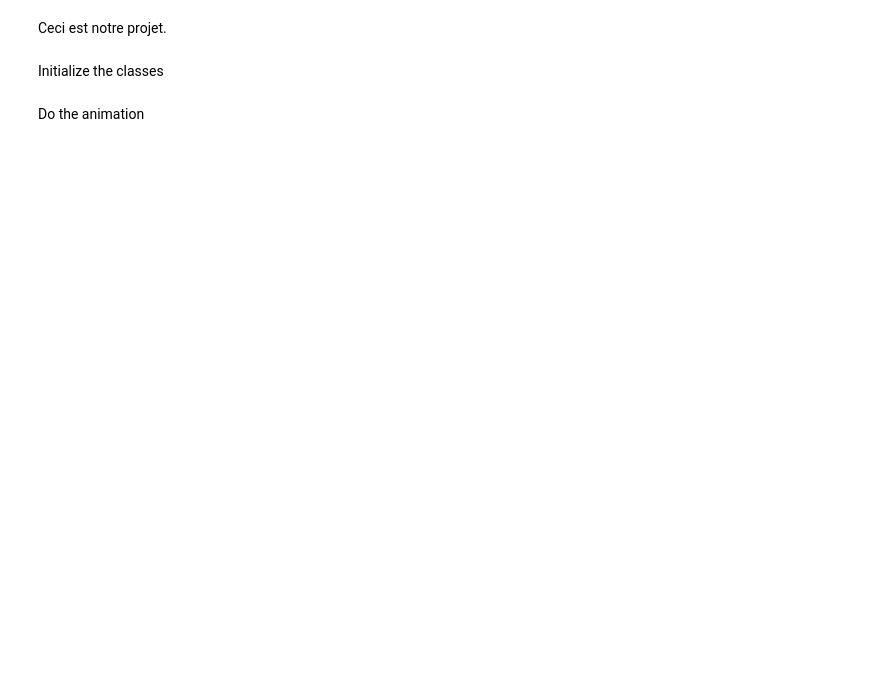
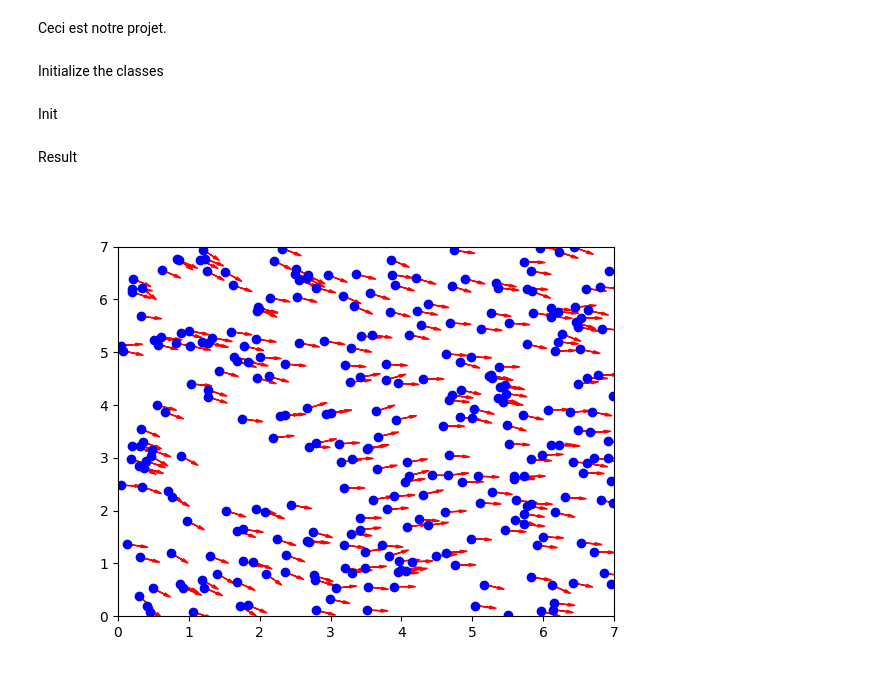
Before and after one commit to Canevaze/PHY571, a Jupyter notebook: Brouillon.ipynb, the cells around one changed output. Saved outputs shown, nothing was run; the diff lists cells and outputs as text; code cells hidden in the pictures; blank space fills up the shorter version.

Commit message:
Result of the first day

```diff
--- a/Brouillon.ipynb
+++ b/Brouillon.ipynb
@@ -108,5 +110,5 @@ class Swarm :
             bird.X = update[i][0]
             bird.Y = update[i][1]
             bird.theta = update[i][2]
-# %% [markdown]
-Do the animation
+# %% [markdown]
+Init
@@ -113 +124,55 @@ Do the animation
+# %% [markdown]
+Result
+# %%
+
+it = 30
+# Create the figure and axis for the plot
+fig, ax = plt.subplots()
+
+# Plot the initial positions of the birds as points
+
+
+# Add arrows to represent the direction of each bird
+# arrows = []
+# for bird in swarm.birds:
+#     arrow = ax.arrow(bird.X, bird.Y, 0.2 * np.cos(bird.theta), 0.2 * np.sin(bird.theta),
+#                      head_width=0.05, head_length=0.1, fc='red', ec='red')
+#     arrows.append(arrow)
+
+
+
+# Set the axis limits
+ax.set_xlim(0, L)
+ax.set_ylim(0, L)
+
+velocities = []
+
+for i in range(it):
+
+
+
+    if i >=it-20:
+        #store the velocity of each bird in velocities
+        velocities.append([bird.theta for bird in swarm.birds])
+
+
+
+
+
+    swarm.evolve()
+
+arrows = []
+for k,bird in enumerate(swarm.birds):
+    arrow = ax.arrow(bird.X, bird.Y, 0.2*np.cos(np.mean([vel[k] for vel in velocities])),0.2*np.sin(np.mean([vel[k] for vel in velocities])),
+                    head_width=0.05, head_length=0.1, fc='red', ec='red')
+    arrows.append(arrow)
+
+points, = ax.plot([bird.X for bird in swarm.birds], [bird.Y for bird in swarm.birds], 'bo')
+# Create the animation
+#animation = FuncAnimation(fig, update, frames=range(100), interval=100)
+
+# Show the animation
+plt.show()
+# %% [output]
+[figure, added]
 # %%
```
Also changed, not shown: parts of 4 cells of this notebook.
